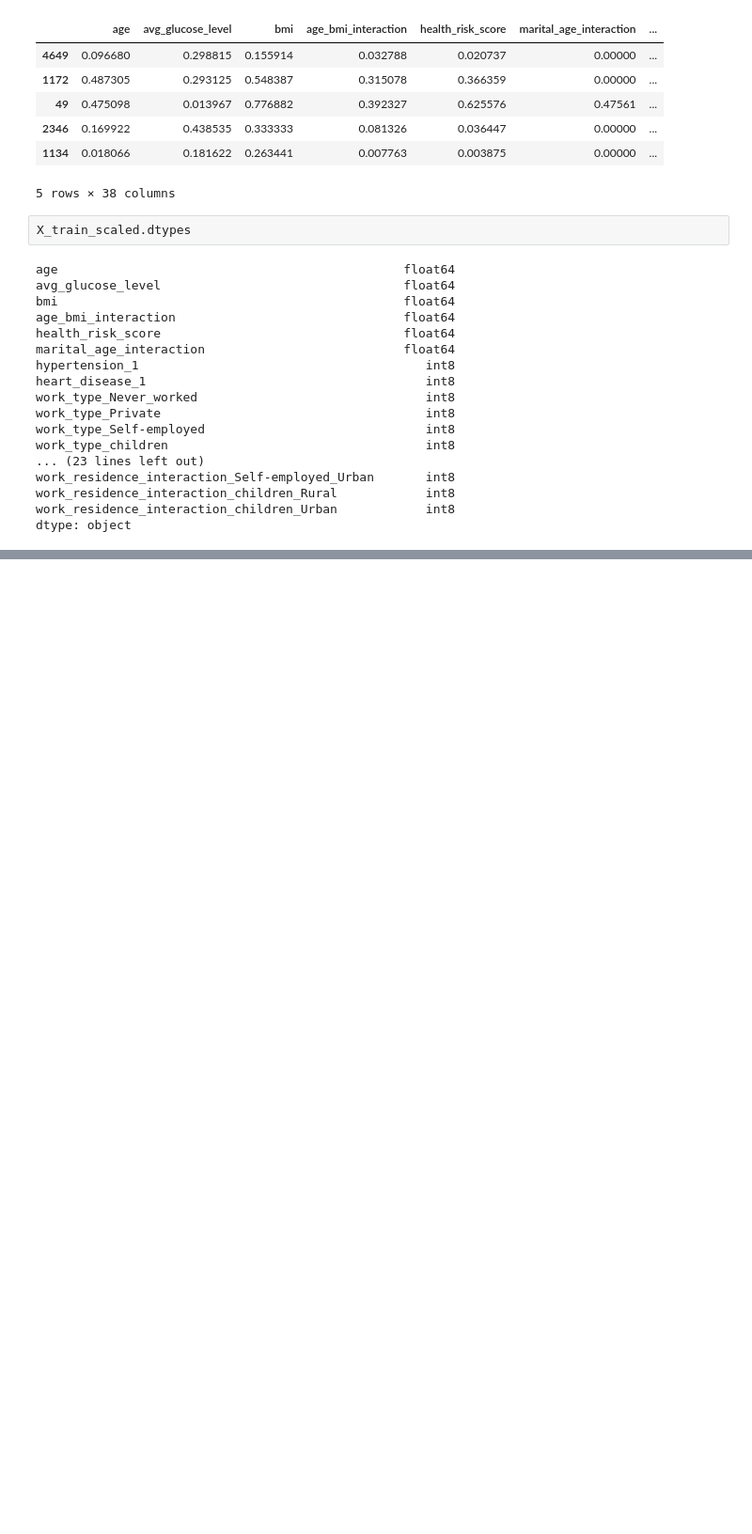
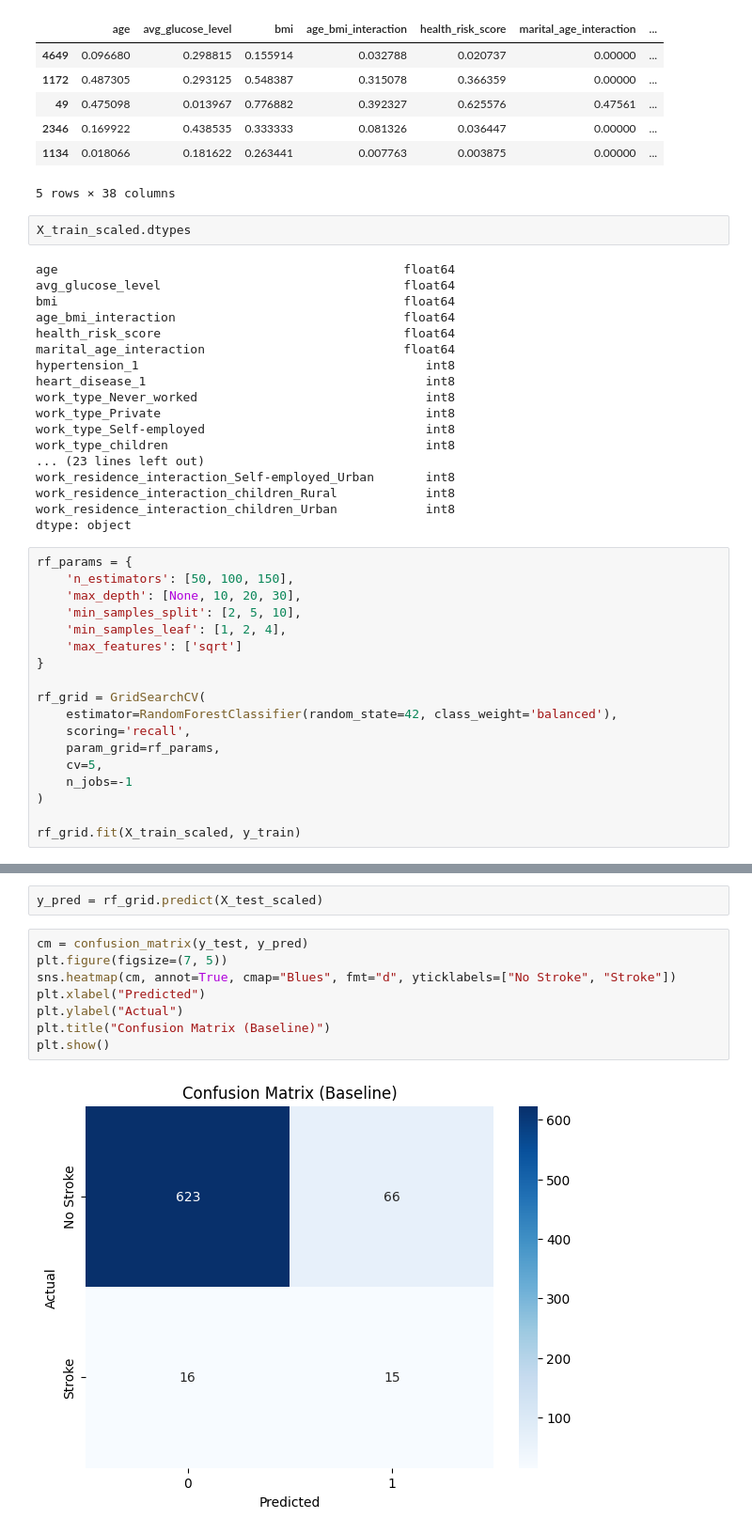
Before and after one commit to mtfattahpour/stroke-prediction, a Jupyter notebook: notebooks/model_training.ipynb, the cells around one changed output, grey strips where cells are left out. Shown: that part at 94% size. Cells and saved outputs as stored; diff of their text form; blank space fills up the shorter version.

Commit message:
Added a base random forest with GridSearchCV, and SVC

```diff
--- a/notebooks/model_training.ipynb
+++ b/notebooks/model_training.ipynb
@@ -250,3 +251,21 @@ work_residence_interaction_Self-employed_Urban       int8
 work_residence_interaction_children_Rural            int8
 work_residence_interaction_children_Urban            int8
 dtype: object
+# %%
+rf_params = {
+    'n_estimators': [50, 100, 150],
+    'max_depth': [None, 10, 20, 30],
+    'min_samples_split': [2, 5, 10],
+    'min_samples_leaf': [1, 2, 4],
+    'max_features': ['sqrt']
+}
+
+rf_grid = GridSearchCV(
+    estimator=RandomForestClassifier(random_state=42, class_weight='balanced'),
+    scoring='recall',
+    param_grid=rf_params,
+    cv=5,
+    n_jobs=-1
+)
+
+rf_grid.fit(X_train_scaled, y_train)
@@ -252,0 +283,12 @@ dtype: object
+# %%
+y_pred = rf_grid.predict(X_test_scaled)
+# %%
+cm = confusion_matrix(y_test, y_pred)
+plt.figure(figsize=(7, 5))
+sns.heatmap(cm, annot=True, cmap="Blues", fmt="d", yticklabels=["No Stroke", "Stroke"])
+plt.xlabel("Predicted")
+plt.ylabel("Actual")
+plt.title("Confusion Matrix (Baseline)")
+plt.show()
+# %% [output]
+[figure, added]
```
Also changed, not shown: parts of 6 cells of this notebook.
